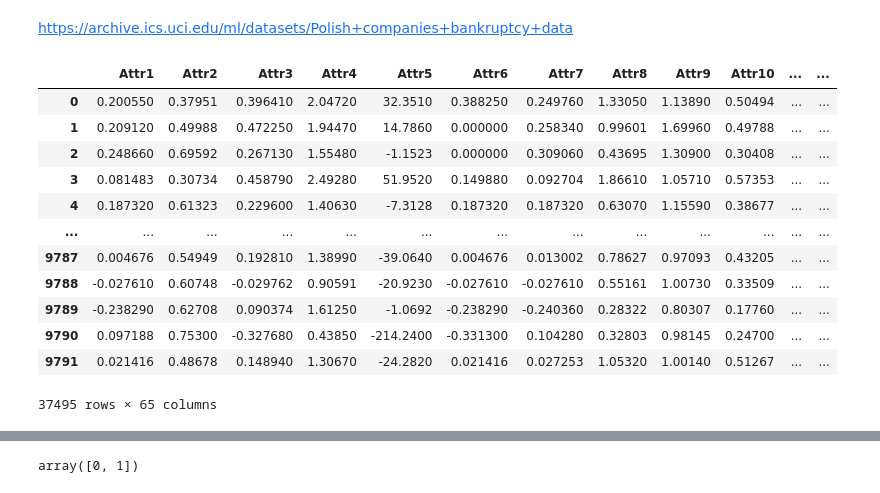
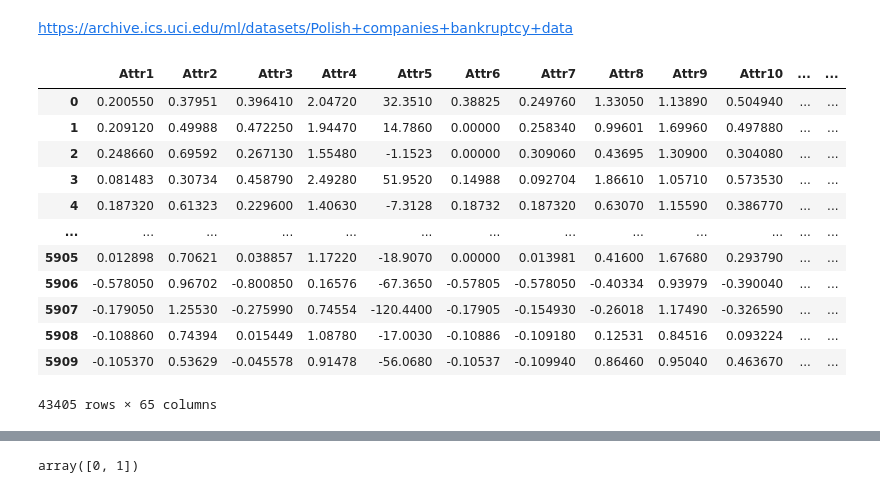
Before and after one commit to elisiojsj/Polish-Companies-Bankruptcy, a Jupyter notebook: Polish_Companies_Bankruptcy.ipynb, the cells around one changed output, grey strips where cells are left out. Cells and saved outputs as stored; diff of their text form; code cells hidden in the pictures.

```diff
--- a/Polish_Companies_Bankruptcy.ipynb
+++ b/Polish_Companies_Bankruptcy.ipynb
@@ -9,34 +9,38 @@ from scipy.io import arff
 # %%
 data = arff.loadarff('data/1year.arff')
 df = pd.DataFrame(data[0])
 
 data = arff.loadarff('data/2year.arff')
 df1 = pd.DataFrame(data[0])
 df = pd.concat([df, df1])
 
 data = arff.loadarff('data/3year.arff')
 df1 = pd.DataFrame(data[0])
 df = pd.concat([df, df1])
 
 data = arff.loadarff('data/4year.arff')
 df1 = pd.DataFrame(data[0])
 df = pd.concat([df, df1])
 
+data = arff.loadarff('data/5year.arff')
+df1 = pd.DataFrame(data[0])
+df = pd.concat([df, df1])
+
 df
 # %% [output]
 |  | Attr1 | Attr2 | Attr3 | Attr4 | Attr5 | Attr6 | Attr7 | Attr8 | Attr9 | Attr10 | ... | ... |
-| 0 | 0.200550 | 0.37951 | 0.396410 | 2.04720 | 32.3510 | 0.388250 | 0.249760 | 1.33050 | 1.13890 | 0.50494 | ... | ... |
-| 1 | 0.209120 | 0.49988 | 0.472250 | 1.94470 | 14.7860 | 0.000000 | 0.258340 | 0.99601 | 1.69960 | 0.49788 | ... | ... |
-| 2 | 0.248660 | 0.69592 | 0.267130 | 1.55480 | -1.1523 | 0.000000 | 0.309060 | 0.43695 | 1.30900 | 0.30408 | ... | ... |
-| 3 | 0.081483 | 0.30734 | 0.458790 | 2.49280 | 51.9520 | 0.149880 | 0.092704 | 1.86610 | 1.05710 | 0.57353 | ... | ... |
-| 4 | 0.187320 | 0.61323 | 0.229600 | 1.40630 | -7.3128 | 0.187320 | 0.187320 | 0.63070 | 1.15590 | 0.38677 | ... | ... |
+| 0 | 0.200550 | 0.37951 | 0.396410 | 2.04720 | 32.3510 | 0.38825 | 0.249760 | 1.33050 | 1.13890 | 0.504940 | ... | ... |
+| 1 | 0.209120 | 0.49988 | 0.472250 | 1.94470 | 14.7860 | 0.00000 | 0.258340 | 0.99601 | 1.69960 | 0.497880 | ... | ... |
+| 2 | 0.248660 | 0.69592 | 0.267130 | 1.55480 | -1.1523 | 0.00000 | 0.309060 | 0.43695 | 1.30900 | 0.304080 | ... | ... |
+| 3 | 0.081483 | 0.30734 | 0.458790 | 2.49280 | 51.9520 | 0.14988 | 0.092704 | 1.86610 | 1.05710 | 0.573530 | ... | ... |
+| 4 | 0.187320 | 0.61323 | 0.229600 | 1.40630 | -7.3128 | 0.18732 | 0.187320 | 0.63070 | 1.15590 | 0.386770 | ... | ... |
 | ... | ... | ... | ... | ... | ... | ... | ... | ... | ... | ... | ... | ... |
-| 9787 | 0.004676 | 0.54949 | 0.192810 | 1.38990 | -39.0640 | 0.004676 | 0.013002 | 0.78627 | 0.97093 | 0.43205 | ... | ... |
-| 9788 | -0.027610 | 0.60748 | -0.029762 | 0.90591 | -20.9230 | -0.027610 | -0.027610 | 0.55161 | 1.00730 | 0.33509 | ... | ... |
-| 9789 | -0.238290 | 0.62708 | 0.090374 | 1.61250 | -1.0692 | -0.238290 | -0.240360 | 0.28322 | 0.80307 | 0.17760 | ... | ... |
-| 9790 | 0.097188 | 0.75300 | -0.327680 | 0.43850 | -214.2400 | -0.331300 | 0.104280 | 0.32803 | 0.98145 | 0.24700 | ... | ... |
-| 9791 | 0.021416 | 0.48678 | 0.148940 | 1.30670 | -24.2820 | 0.021416 | 0.027253 | 1.05320 | 1.00140 | 0.51267 | ... | ... |
+| 5905 | 0.012898 | 0.70621 | 0.038857 | 1.17220 | -18.9070 | 0.00000 | 0.013981 | 0.41600 | 1.67680 | 0.293790 | ... | ... |
+| 5906 | -0.578050 | 0.96702 | -0.800850 | 0.16576 | -67.3650 | -0.57805 | -0.578050 | -0.40334 | 0.93979 | -0.390040 | ... | ... |
+| 5907 | -0.179050 | 1.25530 | -0.275990 | 0.74554 | -120.4400 | -0.17905 | -0.154930 | -0.26018 | 1.17490 | -0.326590 | ... | ... |
+| 5908 | -0.108860 | 0.74394 | 0.015449 | 1.08780 | -17.0030 | -0.10886 | -0.109180 | 0.12531 | 0.84516 | 0.093224 | ... | ... |
+| 5909 | -0.105370 | 0.53629 | -0.045578 | 0.91478 | -56.0680 | -0.10537 | -0.109940 | 0.86460 | 0.95040 | 0.463670 | ... | ... |
-37495 rows × 65 columns
+43405 rows × 65 columns
 # %%
 list(df.dtypes)
 # %% [output]
```
Also changed, not shown: parts of 20 cells of this notebook.
